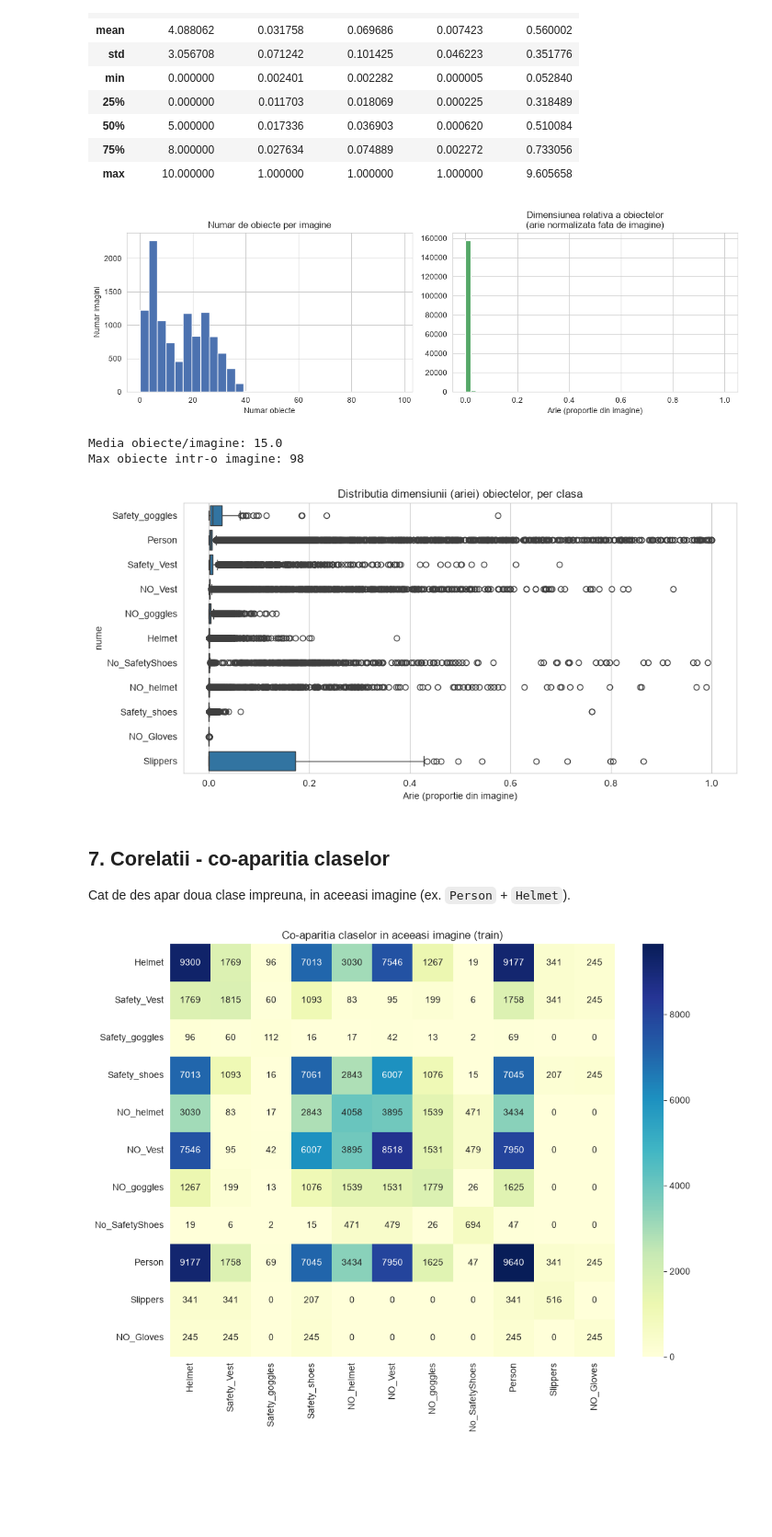
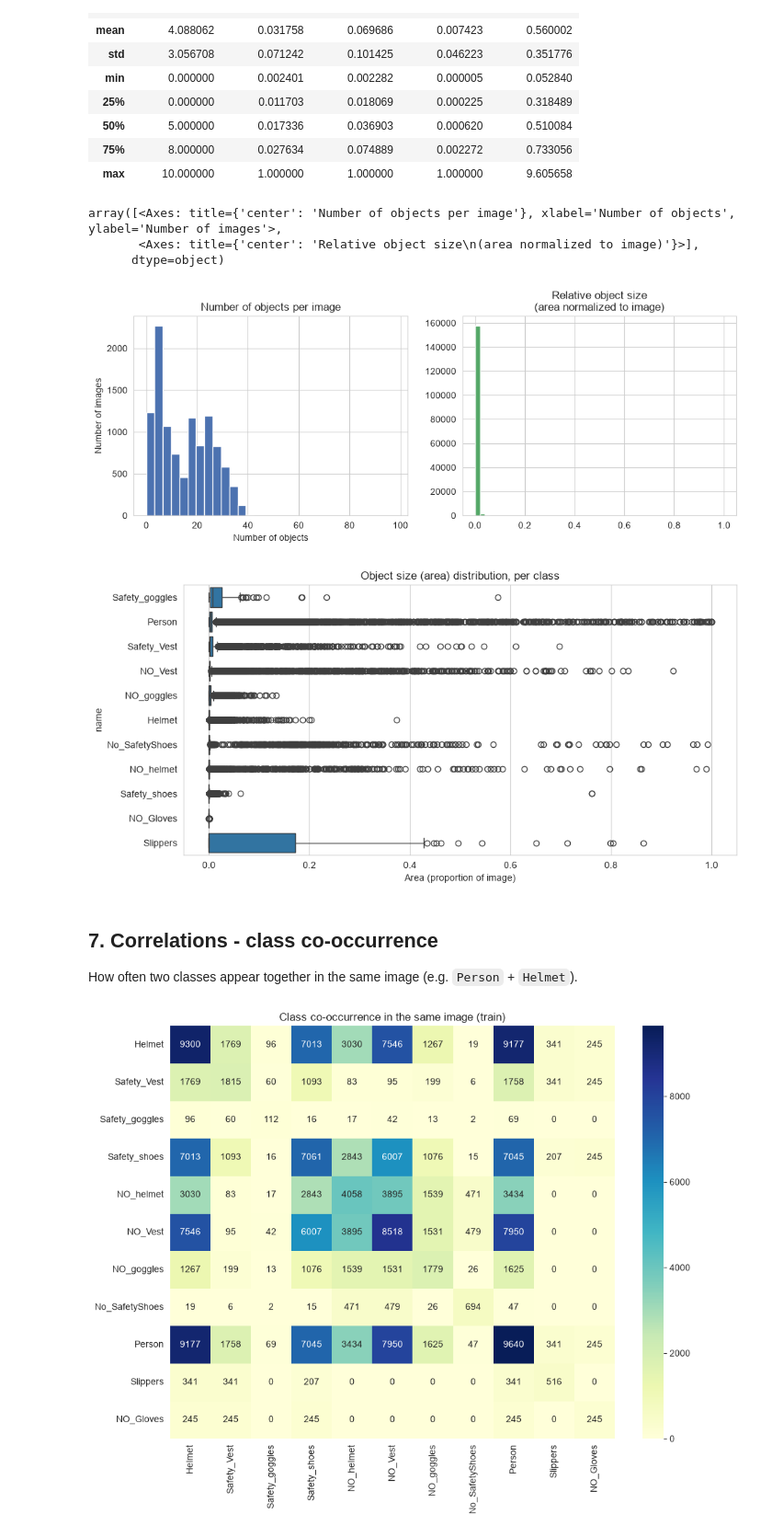
Before and after one commit to spcroitoru/ppe-detection-project, a Jupyter notebook: notebooks/01_eda.ipynb, the cells around one changed output. Shown at 92% size. Saved outputs shown, nothing was run; the diff lists cells and outputs as text; code cells hidden in the pictures; blank space fills up the shorter version.

```diff
--- a/notebooks/01_eda.ipynb
+++ b/notebooks/01_eda.ipynb
@@ -263,7 +263,7 @@ for label_path in list_labels("train"):
         xc, yc, bw, bh = map(float, parts[1:5])
         box_records.append({
             "class_id": cls_id,
-            "nume": CLASS_NAMES[cls_id],
+            "name": CLASS_NAMES[cls_id],
             "width": bw,
             "height": bh,
             "area": bw * bh,
@@ -285,40 +285,35 @@ df_boxes.describe()
 # %%
 fig, axes = plt.subplots(1, 2, figsize=(12, 4))
 
 axes[0].hist(objects_per_image, bins=30, color="#4C72B0")
-axes[0].set_title("Numar de obiecte per imagine")
-axes[0].set_xlabel("Numar obiecte")
-axes[0].set_ylabel("Numar imagini")
+axes[0].set_title("Number of objects per image")
+axes[0].set_xlabel("Number of objects")
+axes[0].set_ylabel("Number of images")
 
 axes[1].hist(df_boxes["area"], bins=50, color="#55A868")
-axes[1].set_title("Dimensiunea relativa a obiectelor\n(arie normalizata fata de imagine)")
-axes[1].set_xlabel("Arie (proportie din imagine)")
-
-plt.tight_layout()
-plt.show()
-
-print(f"Media obiecte/imagine: {np.mean(objects_per_image):.1f}")
-print(f"Max obiecte intr-o imagine: {np.max(objects_per_image)}")
+axes[1].set_title("Relative object size\n(area normalized to image)")
+axes
 # %% [output]
+array([<Axes: title={'center': 'Number of objects per image'}, xlabel='Number of objects', ylabel='Number of images'>,
+       <Axes: title={'center': 'Relative object size\n(area normalized to image)'}>],
+      dtype=object)
-[figure, old version]
+[figure, new version]
-Media obiecte/imagine: 15.0
-Max obiecte intr-o imagine: 98
 # %%
-# dimensiunea (aria) medie a obiectelor, per clasa - unele clase (ex. goggles) sunt
-# sistematic mai mici -> mai greu de detectat
+# mean object size (area), per class - some classes (e.g. goggles) are
+# systematically smaller -> harder to detect
 fig, ax = plt.subplots(figsize=(10, 5))
-order = df_boxes.groupby("nume")["area"].median().sort_values(ascending=False).index
-sns.boxplot(data=df_boxes, y="nume", x="area", order=order, ax=ax)
-ax.set_title("Distributia dimensiunii (ariei) obiectelor, per clasa")
-ax.set_xlabel("Arie (proportie din imagine)")
+order = df_boxes.groupby("name")["area"].median().sort_values(ascending=False).index
+sns.boxplot(data=df_boxes, y="name", x="area", order=order, ax=ax)
+ax.set_title("Object size (area) distribution, per class")
+ax.set_xlabel("Area (proportion of image)")
 plt.tight_layout()
 plt.show()
 # %% [output]
-[figure, old version]
+[figure, new version]
 # %% [markdown]
-## 7. Corelatii - co-aparitia claselor
+## 7. Correlations - class co-occurrence
 
-Cat de des apar doua clase impreuna, in aceeasi imagine (ex. `Person` + `Helmet`).
+How often two classes appear together in the same image (e.g. `Person` + `Helmet`).
 # %%
 class_ids_sorted = sorted(CLASS_NAMES.keys())
 co_occurrence = pd.DataFrame(0, index=class_ids_sorted, columns=class_ids_sorted)
```
Also changed, not shown: parts of 18 cells of this notebook, 5 other files.
